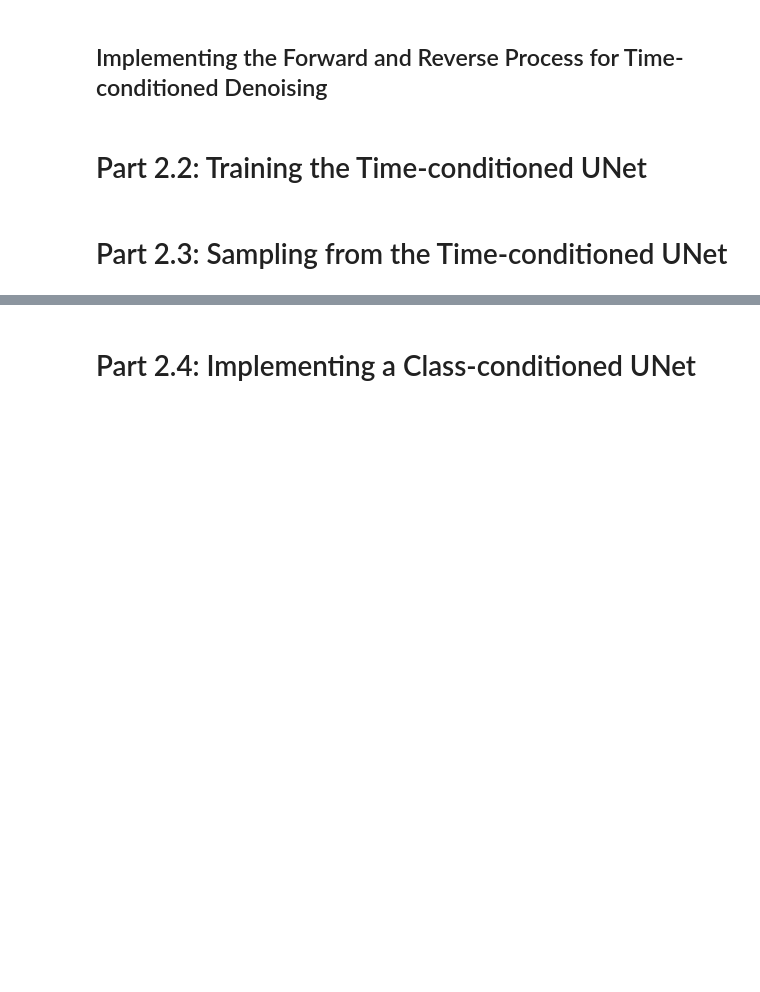
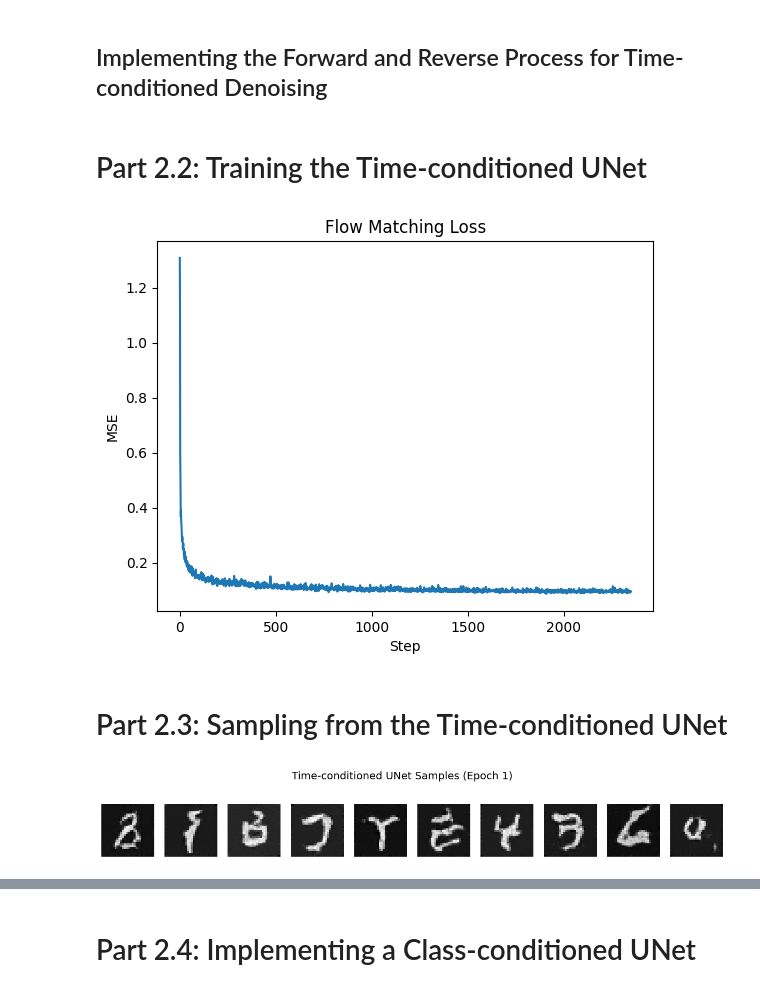
Before and after one commit to j-iliu/j-iliu.github.io, a Jupyter notebook: partb.ipynb, the cells around one changed output, grey strips where cells are left out. Saved outputs shown, nothing was run; the diff lists cells and outputs as text; code cells hidden in the pictures; blank space fills up the shorter version.

```diff
--- a/partb.ipynb
+++ b/partb.ipynb
@@ -549,17 +604,14 @@ def time_fm_sample(
         (N, C, H, W) final sample.
     """
     unet.eval()
-    # ===== your code here! ====
-    noise = np.rand_like(img_wh)
-    ts = np.linspace(0, 1, num_ts)
-
-    x = noise
-    step_size = 1 / num_ts
-    for step in ts:
-      pred = unet(x, step)
-      x = x *
+    # ===== your code here! ===
+    x = torch.randn(1, 1, img_wh[1], img_wh[0], device=device)
+    step_size = 1.0 / num_ts
+    for i in range(num_ts):
+      pred = unet(x, torch.tensor([step_size * i], device=device))
+      x = x + step_size * pred
+    return x
     # ===== end of code ====
-    raise NotImplementedError()
 # %%
 class TimeConditionalFM(nn.Module):
     def __init__(
@@ -587,11 +639,10 @@ class TimeConditionalFM(nn.Module):
             self.unet, x, self.num_ts
         )
 
-
     @torch.inference_mode()
     def sample(
         self,
-        img_wh: tuple[int, int],
+        img_wh: tuple[int, int] = (28, 28),
         seed: int = 0,
     ):
         return time_fm_sample(
@@ -608,2 +653,43 @@ class TimeConditionalFM(nn.Module):
+# %%
+# Feel free to use code from part 1.2.1
+# as they should be very similar
+# ===== your code here! ====
+from tqdm.auto import tqdm
+import copy
+# The training loops
+tcunet_base = TimeConditionalUNet(in_channels=1, num_classes=10, num_hiddens=64).to(device)
+tcunet = TimeConditionalFM(unet=tcunet_base).to(device)
+optimizer3 = torch.optim.Adam(tcunet.parameters(), lr=1e-3)
+scheduler = torch.optim.lr_scheduler.ExponentialLR(optimizer3, gamma=0.1**(1/10))
+num_epochs = 10
+train_losses3 = []
+tcunetep1 = None
+tcunetep5 = None
+train_losses3 = []
+for epoch in range(num_epochs):
+    for i, (images, _) in enumerate(tqdm(train_loader)):
+
+        # ===== your code here! ====
+        images = images.to(device)
+        loss = tcunet(images)
+        optimizer3.zero_grad()
+        loss.backward()
+        optimizer3.step()
+        train_losses3.append(loss.item())
+
+    scheduler.step()
+    if epoch == 0:
+      tcunetep1 = copy.deepcopy(tcunet)
+    if epoch == 4:
+      tcunetep5 = copy.deepcopy(tcunet)
+
+# ===== end of code ====
+plt.plot(train_losses3)
+plt.title("Flow Matching Loss")
+plt.xlabel("Step")
+plt.ylabel("MSE")
+plt.show()
+# %% [output]
+[figure, added]
 # %% [markdown]
 # Part 2.3: Sampling from the Time-conditioned UNet
@@ -614,0 +696,12 @@ class TimeConditionalFM(nn.Module):
+# %%
+# Sampling from the UNet
+# ===== your code here! ====
+samples = 10
+fig, axes = plt.subplots(1, samples, figsize=(15,2))
+fig.suptitle("Time-conditioned UNet Samples (Epoch 1)", fontsize=14, y=1.05)
+for i in range(samples):
+  axes[i].imshow(tcunetep1.sample((28, 28)).cpu().squeeze(), cmap="gray")
+  axes[i].axis("off")
+# ===== end of code ====
+# %% [output]
+[figure, added]
```
Also changed, not shown: parts of 26 cells of this notebook.
